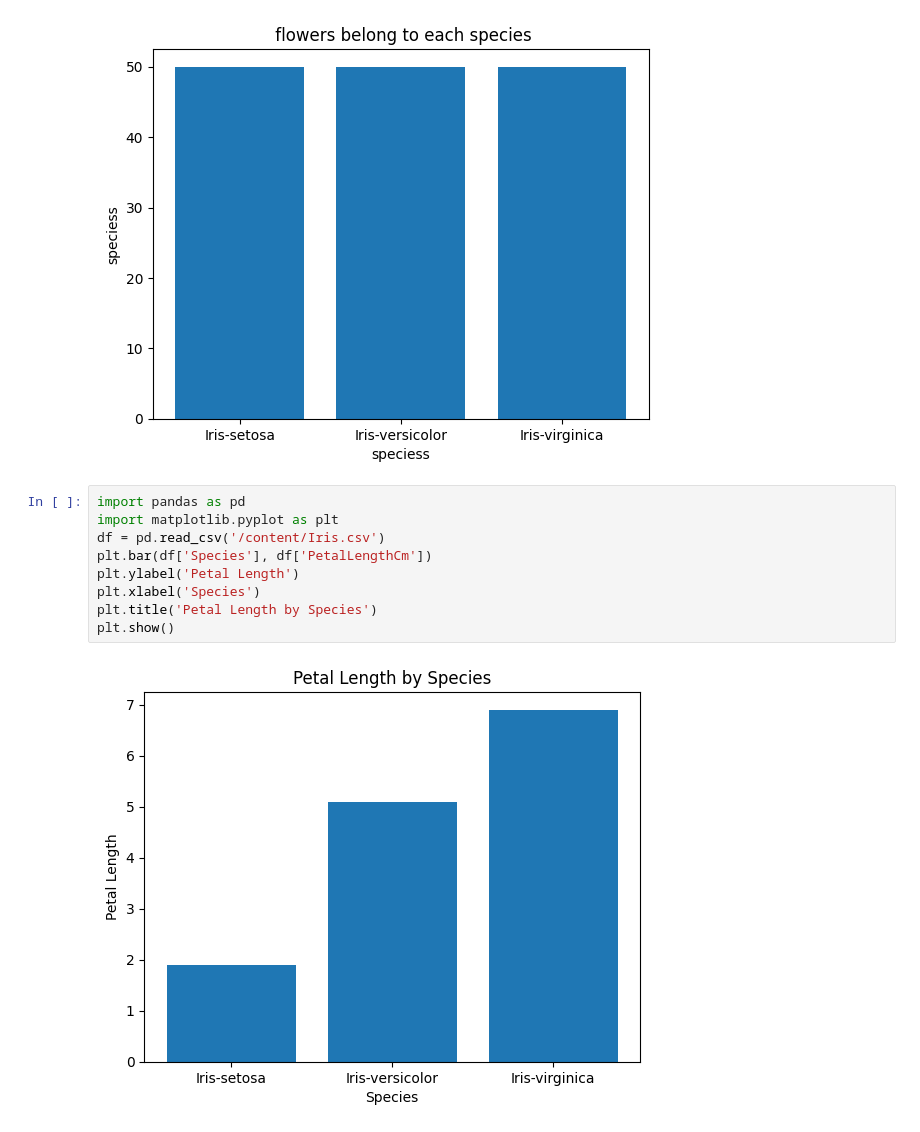
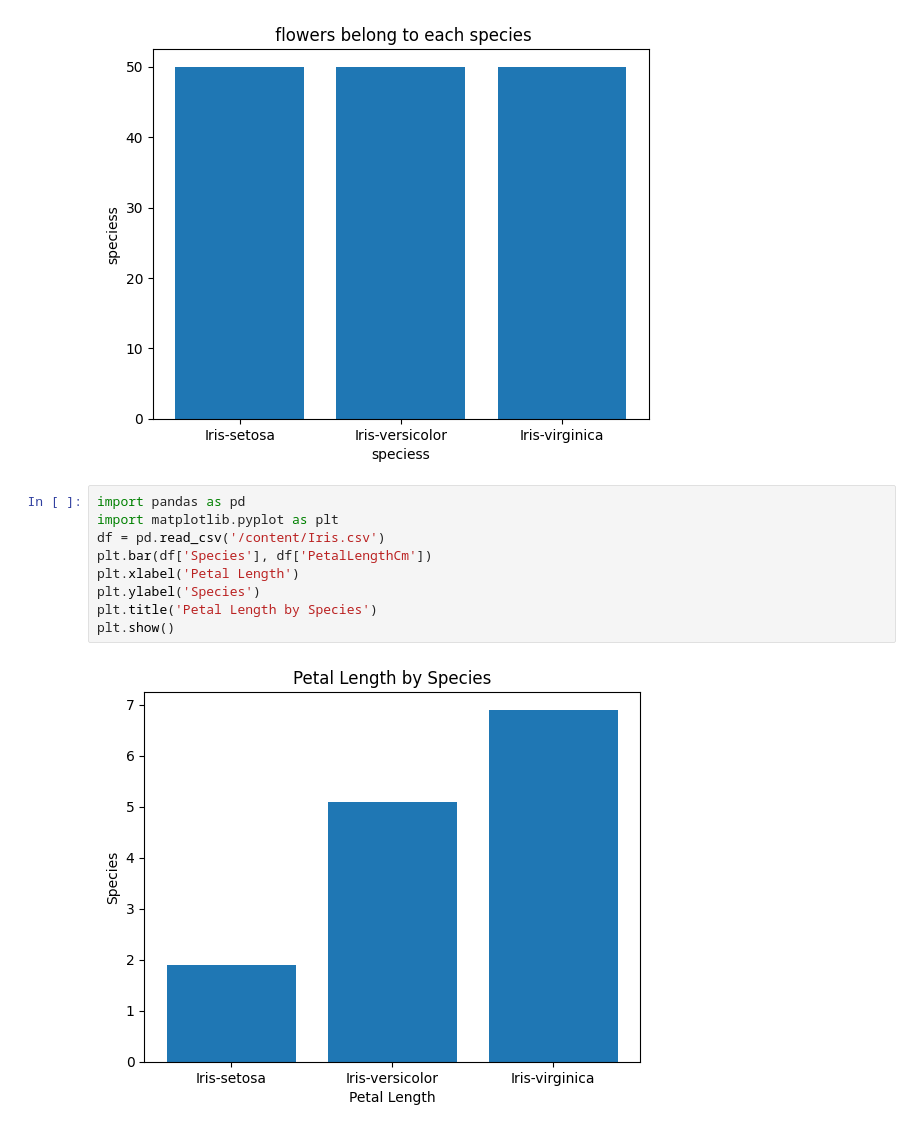
Before and after one commit to Nohan28/iris, a Jupyter notebook: cie_1.ipynb, the cells around one changed output. Saved outputs shown, nothing was run; the diff lists cells and outputs as text.

```diff
--- a/cie_1.ipynb
+++ b/cie_1.ipynb
@@ -37,11 +37,11 @@ plt.show()
 # %%
 import pandas as pd
 import matplotlib.pyplot as plt
 df = pd.read_csv('/content/Iris.csv')
 plt.bar(df['Species'], df['PetalLengthCm'])
-plt.ylabel('Petal Length')
-plt.xlabel('Species')
+plt.xlabel('Petal Length')
+plt.ylabel('Species')
 plt.title('Petal Length by Species')
 plt.show()
 # %% [output]
-[figure, old version]
+[figure, new version]
```
